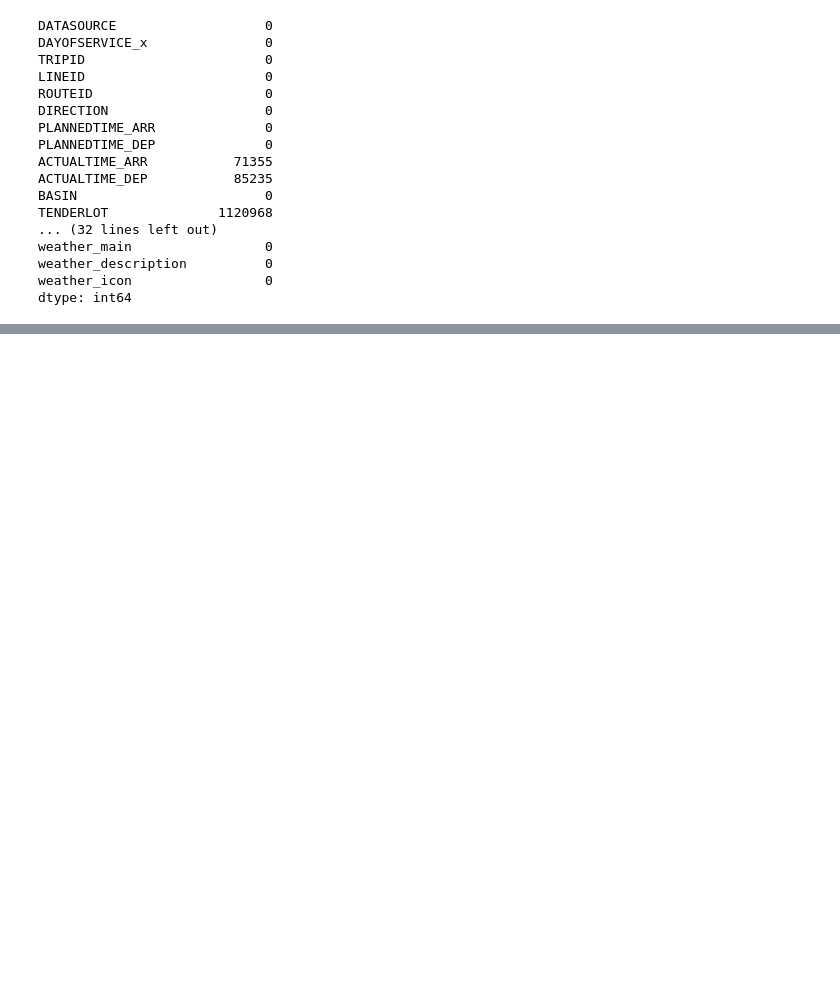
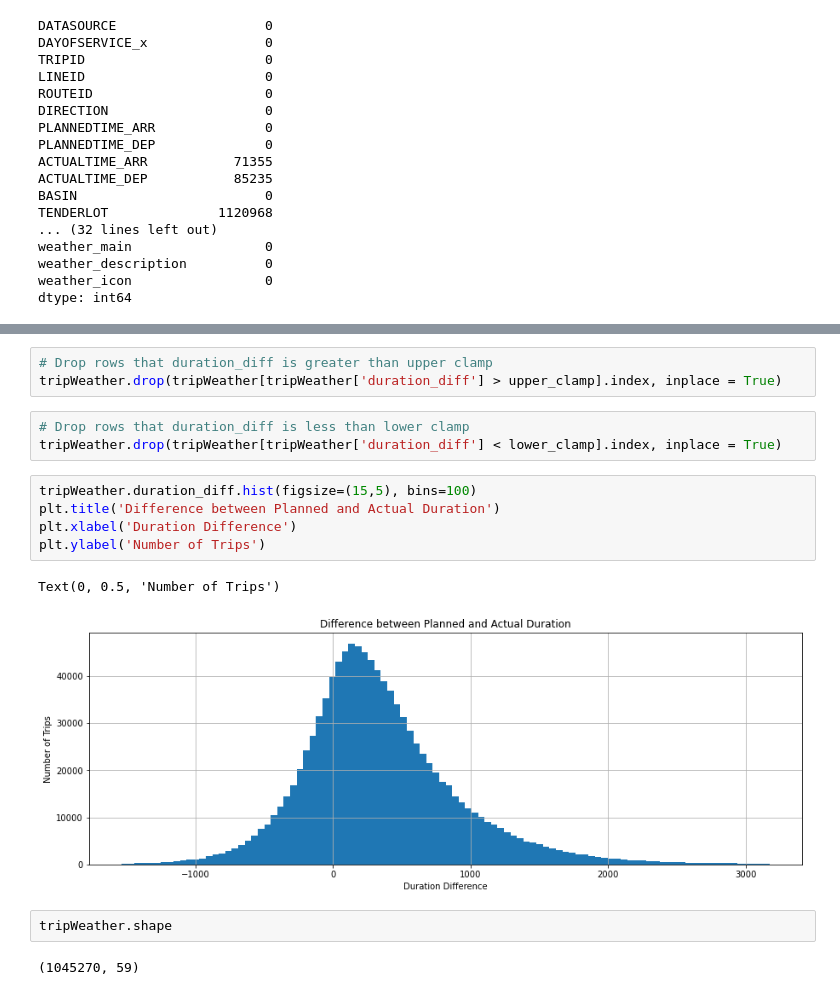
Before and after one commit to XinHuiUCD/dublinBus, a Jupyter notebook: dublinBus/data_models/data_exploration.ipynb, the cells around one changed output, grey strips where cells are left out. Cells and saved outputs as stored; diff of their text form; blank space fills up the shorter version.

```diff
--- a/dublinBus/data_models/data_exploration.ipynb
+++ b/dublinBus/data_models/data_exploration.ipynb
@@ -58,0 +389,18 @@ dtype: int64
+# %%
+# Drop rows that duration_diff is greater than upper clamp
+tripWeather.drop(tripWeather[tripWeather['duration_diff'] > upper_clamp].index, inplace = True)
+# %%
+# Drop rows that duration_diff is less than lower clamp
+tripWeather.drop(tripWeather[tripWeather['duration_diff'] < lower_clamp].index, inplace = True)
+# %%
+tripWeather.duration_diff.hist(figsize=(15,5), bins=100)
+plt.title('Difference between Planned and Actual Duration')
+plt.xlabel('Duration Difference')
+plt.ylabel('Number of Trips')
+# %% [output]
+Text(0, 0.5, 'Number of Trips')
+[figure, added]
+# %%
+tripWeather.shape
+# %% [output]
+(1045270, 59)
```
Also changed, not shown: parts of 59 cells of this notebook.
